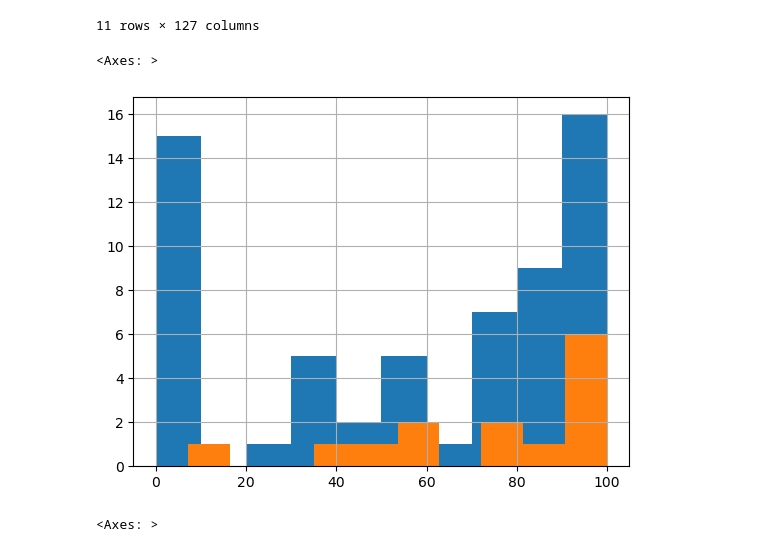
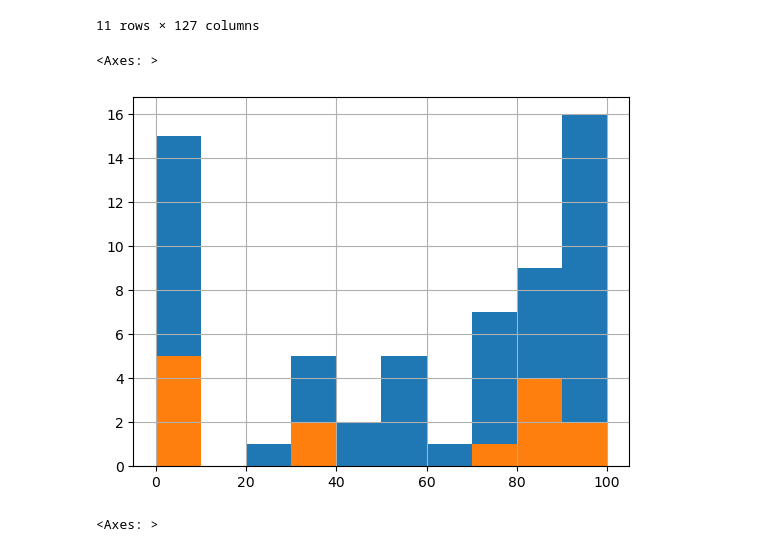
Before and after one commit to thiagovmdon/estreams_superflexpy, a Jupyter notebook: code/a_modelling_distributed_vienne_filtering_gauges.ipynb, the cells around one changed output. Drawn from its saved outputs; the diff is of its cells as text; code cells hidden in the pictures.

```diff
--- a/code/a_modelling_distributed_vienne_filtering_gauges.ipynb
+++ b/code/a_modelling_distributed_vienne_filtering_gauges.ipynb
@@ -597,13 +597,13 @@ combined_df[combined_df.group == GROUP]
 | 10 | O171251001 | L'AriÃ¨ge Ã Auterive | FR | FR_EAUFRANCE | L'Ariège à Auterive | 1.466145 | 43.369015 | 1.466145 | 43.369015 | ... |
 11 rows × 127 columns
 # %%
-GROUP = "Group_1"
+GROUP = "Group_2"
 list_cal = combined_df[combined_df.group == GROUP].basin_id.tolist()
 estreams_attributes_clipped_filters.perm_low_cont2.hist()
 estreams_attributes_clipped_filters.loc[list_cal].sort_values("area_estreams").perm_low_cont2.hist()
 # %% [output]
 <Axes: >
-[figure, old version]
+[figure, new version]
 # %%
 GROUP = "Group_2"
 list_cal = combined_df[combined_df.group == GROUP].basin_id.tolist()
```
Also changed, not shown: parts of 2 cells of this notebook, 4 other files.
